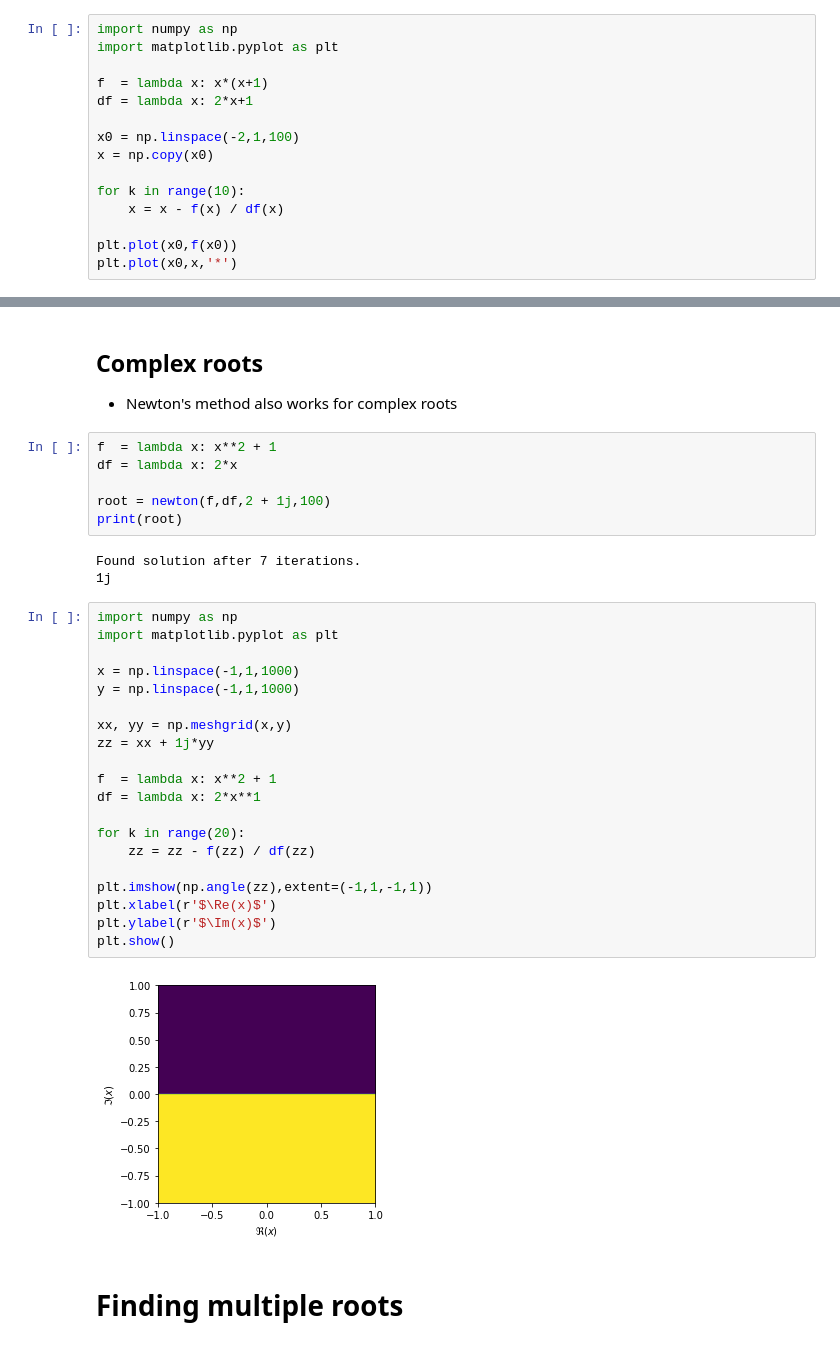
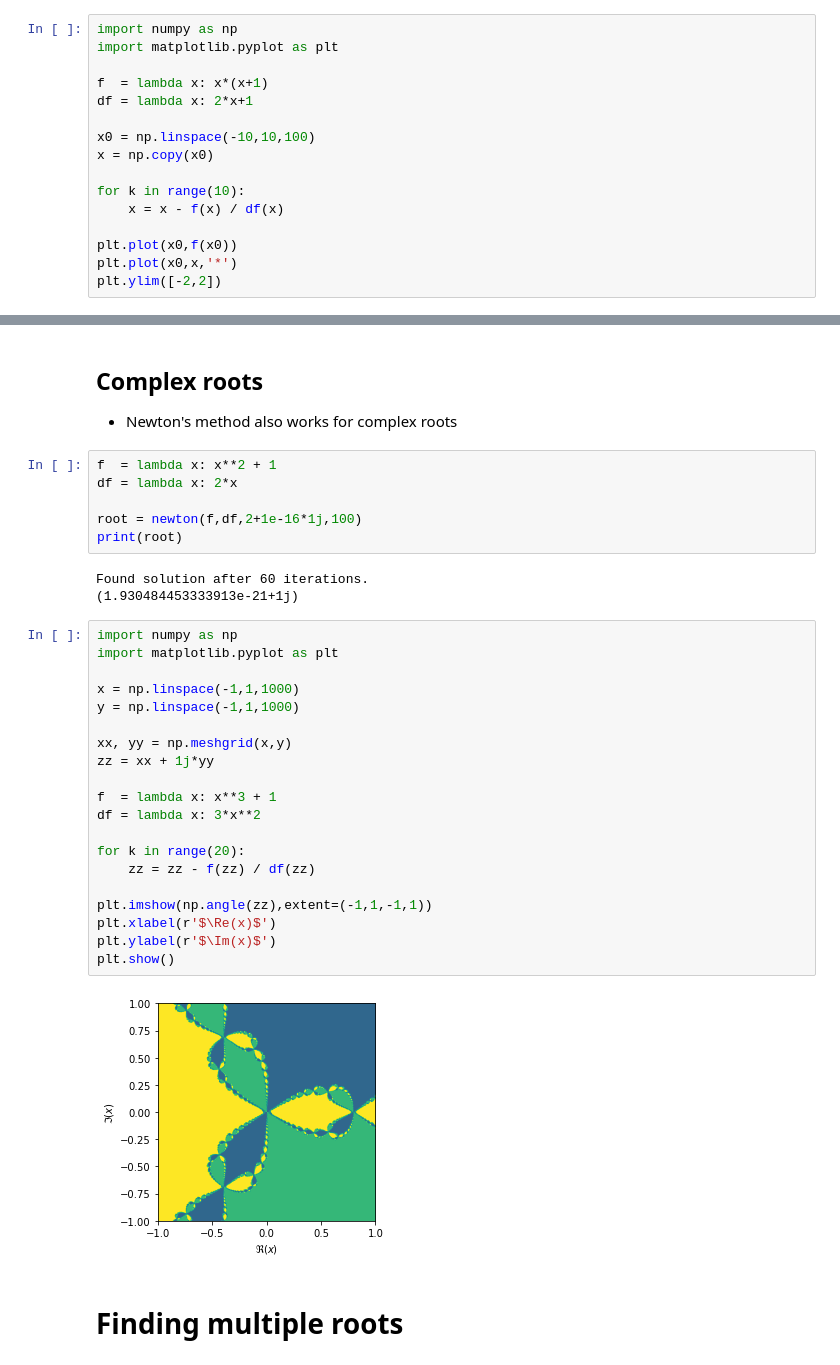
Before and after one commit to TristanvanLeeuwen/WISM100_Robotics, a Jupyter notebook: lectures/lecture1.ipynb, the cells around one changed output, grey strips where cells are left out. Cells and saved outputs as stored; diff of their text form.

```diff
--- a/lectures/lecture1.ipynb
+++ b/lectures/lecture1.ipynb
@@ -202,7 +203,7 @@ import matplotlib.pyplot as plt
 f  = lambda x: x*(x+1)
 df = lambda x: 2*x+1
 
-x0 = np.linspace(-2,1,100)
+x0 = np.linspace(-10,10,100)
 x = np.copy(x0)
 
 for k in range(10):
@@ -210,4 +211,5 @@ for k in range(10):
 
 plt.plot(x0,f(x0))
 plt.plot(x0,x,'*')
+plt.ylim([-2,2])
 # %% [output]
@@ -221,33 +223,33 @@ plt.plot(x0,x,'*')
 f  = lambda x: x**2 + 1
 df = lambda x: 2*x
 
-root = newton(f,df,2 + 1j,100)
+root = newton(f,df,2+1e-16*1j,100)
 print(root)
 # %% [output]
-Found solution after 7 iterations.
-1j
+Found solution after 60 iterations.
+(1.930484453333913e-21+1j)
 # %%
 import numpy as np
 import matplotlib.pyplot as plt
 
 x = np.linspace(-1,1,1000)
 y = np.linspace(-1,1,1000)
 
 xx, yy = np.meshgrid(x,y)
 zz = xx + 1j*yy
 
-f  = lambda x: x**2 + 1
-df = lambda x: 2*x**1
+f  = lambda x: x**3 + 1
+df = lambda x: 3*x**2
 
 for k in range(20):
     zz = zz - f(zz) / df(zz)
 
 plt.imshow(np.angle(zz),extent=(-1,1,-1,1))
 plt.xlabel(r'$\Re(x)$')
 plt.ylabel(r'$\Im(x)$')
 plt.show()
 # %% [output]
-[figure, old version]
+[figure, new version]
 # %% [markdown]
 # Finding multiple roots
 # %% [markdown]
```
Also changed, not shown: parts of 4 cells of this notebook, 4 other files.
